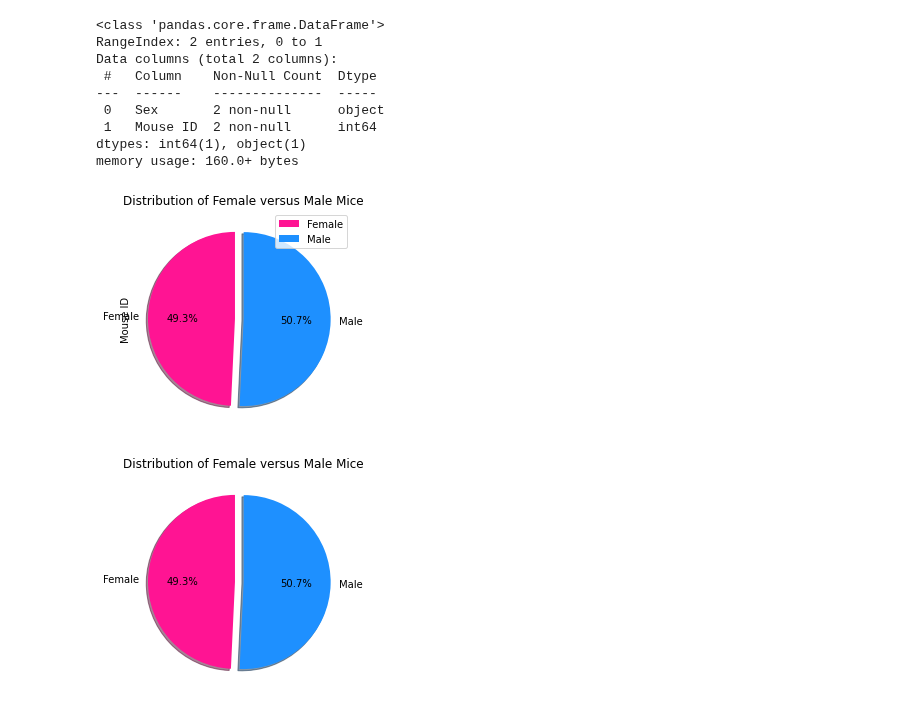
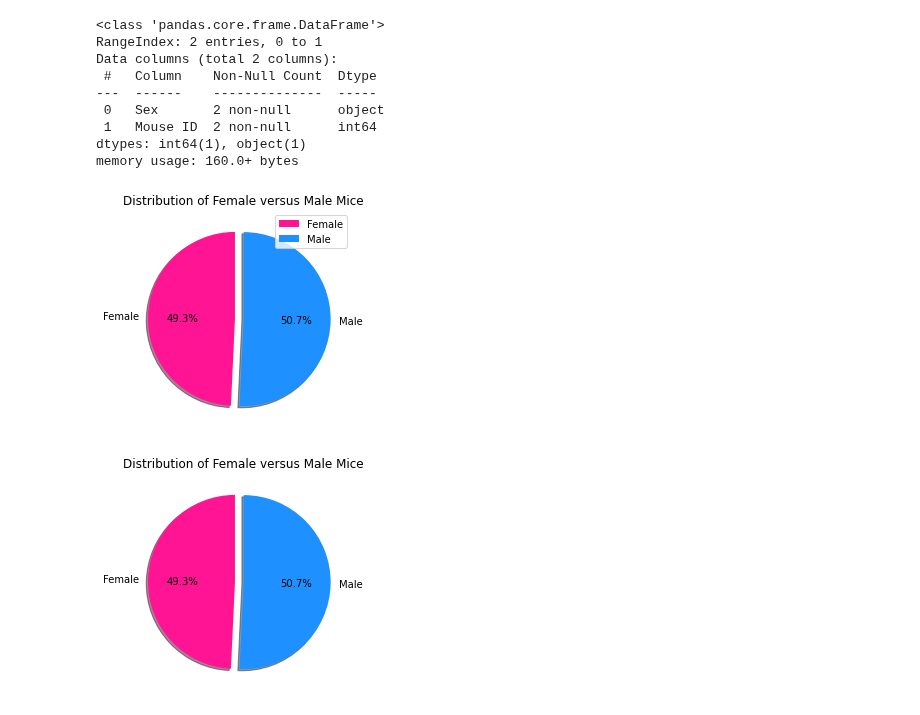
Before and after one commit to NathanJPotter/Matplotlib-challenge-np, a Jupyter notebook: Pymaceuticals/pymaceuticals_starter.ipynb, the cells around one changed output. Cells and saved outputs as stored; diff of their text form; code cells hidden in the pictures.

Commit message:
Pandas pie chart - removed y axis label

```diff
--- a/Pymaceuticals/pymaceuticals_starter.ipynb
+++ b/Pymaceuticals/pymaceuticals_starter.ipynb
@@ -332,11 +332,11 @@ memory usage: 160.0+ bytes
 # %%
 ## Generate a pie plot showing the distribution of female versus male mice using Pandas
 
 pandas_pie_plot = male_female_df.plot(kind="pie", y='Mouse ID', explode = (0.1, 0), labels = (male_female_df["Sex"]), colors = ["deeppink", "dodgerblue"],
                                       autopct="%1.1f%%", shadow=True, startangle=90,
-                                      title=("Distribution of Female versus Male Mice"))
+                                      title=("Distribution of Female versus Male Mice"), ylabel=(""))
 # %% [output]
-[figure, old version]
+[figure, new version]
 # %%
 ## Generate a pie plot showing the distribution of female versus male mice using pyplot
 
```
